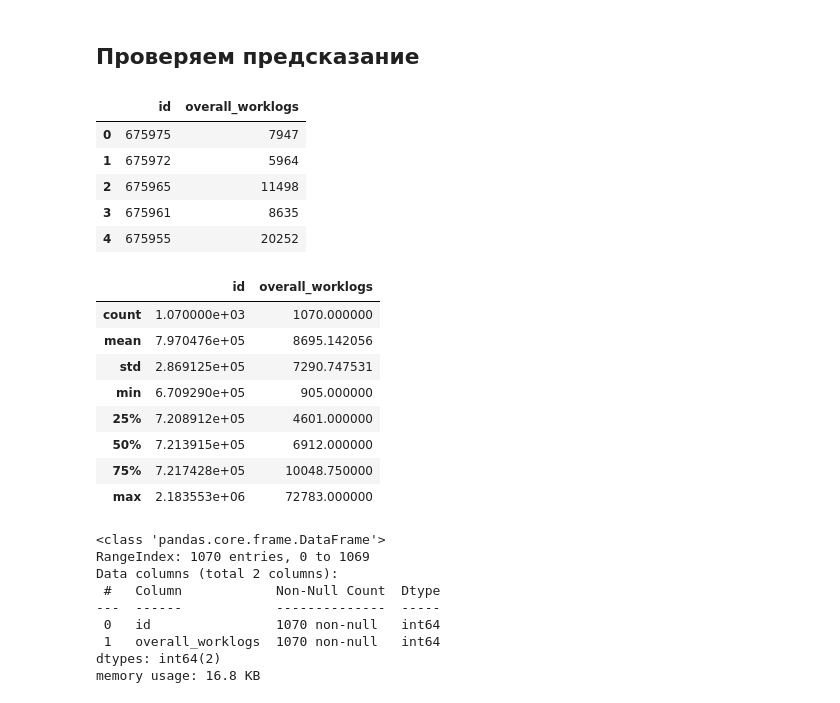
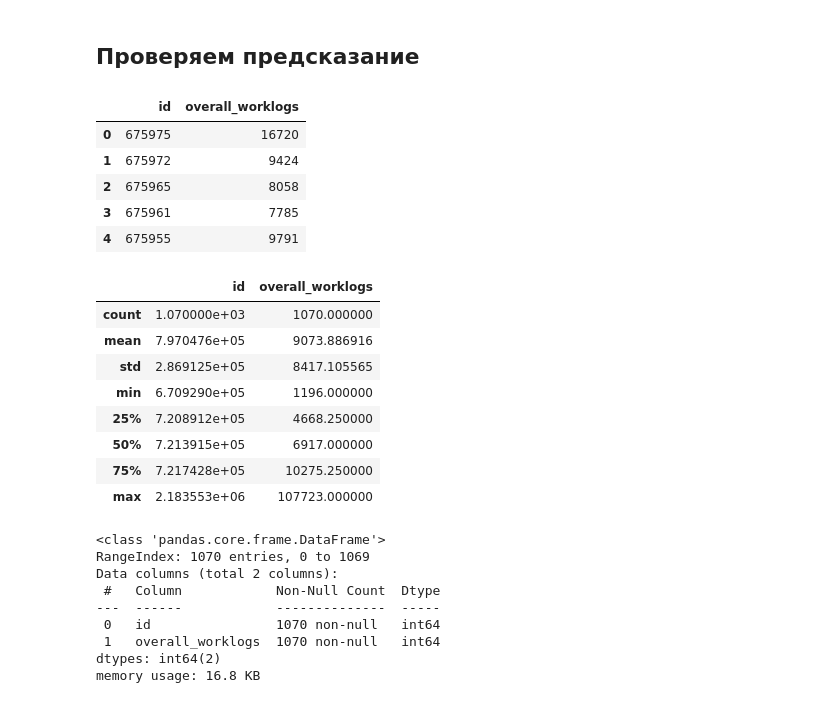
Before and after one commit to TayJen/hackathon_algu2022, a Jupyter notebook: H_ALGU_2022_Final.ipynb, the cells around one changed output. Cells and saved outputs as stored; diff of their text form; code cells hidden in the pictures.

```diff
--- a/H_ALGU_2022_Final.ipynb
+++ b/H_ALGU_2022_Final.ipynb
@@ -676,27 +675,27 @@ df_solution.to_csv('./solutions/d22_tfidf_final_final.csv', index=False)
 # %% [markdown]
 ## Проверяем предсказание
 # %%
-df_solution = pd.read_csv('./solutions/d22_tfidf_final_final.csv')
+df_solution = pd.read_csv('./solutions/d23_tfidf_FINAL.csv')
 df_solution.head()
 # %% [output]
 |  | id | overall_worklogs |
-| 0 | 675975 | 7947 |
-| 1 | 675972 | 5964 |
-| 2 | 675965 | 11498 |
-| 3 | 675961 | 8635 |
-| 4 | 675955 | 20252 |
+| 0 | 675975 | 16720 |
+| 1 | 675972 | 9424 |
+| 2 | 675965 | 8058 |
+| 3 | 675961 | 7785 |
+| 4 | 675955 | 9791 |
 # %%
 df_solution.describe()
 # %% [output]
 |  | id | overall_worklogs |
 | count | 1.070000e+03 | 1070.000000 |
-| mean | 7.970476e+05 | 8695.142056 |
-| std | 2.869125e+05 | 7290.747531 |
-| min | 6.709290e+05 | 905.000000 |
-| 25% | 7.208912e+05 | 4601.000000 |
-| 50% | 7.213915e+05 | 6912.000000 |
-| 75% | 7.217428e+05 | 10048.750000 |
-| max | 2.183553e+06 | 72783.000000 |
+| mean | 7.970476e+05 | 9073.886916 |
+| std | 2.869125e+05 | 8417.105565 |
+| min | 6.709290e+05 | 1196.000000 |
+| 25% | 7.208912e+05 | 4668.250000 |
+| 50% | 7.213915e+05 | 6917.000000 |
+| 75% | 7.217428e+05 | 10275.250000 |
+| max | 2.183553e+06 | 107723.000000 |
 # %%
 df_solution.info()
 # %% [output]
```
Also changed, not shown: parts of 42 cells of this notebook.
